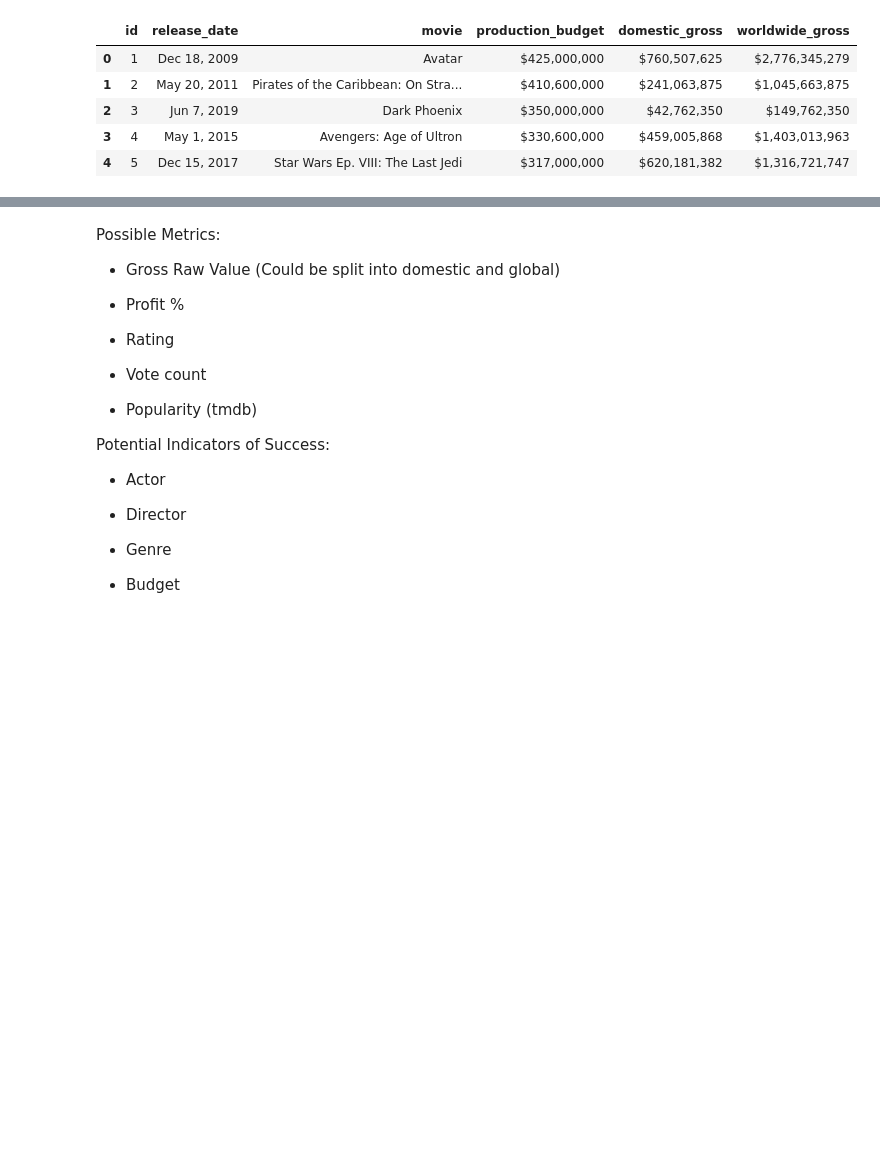
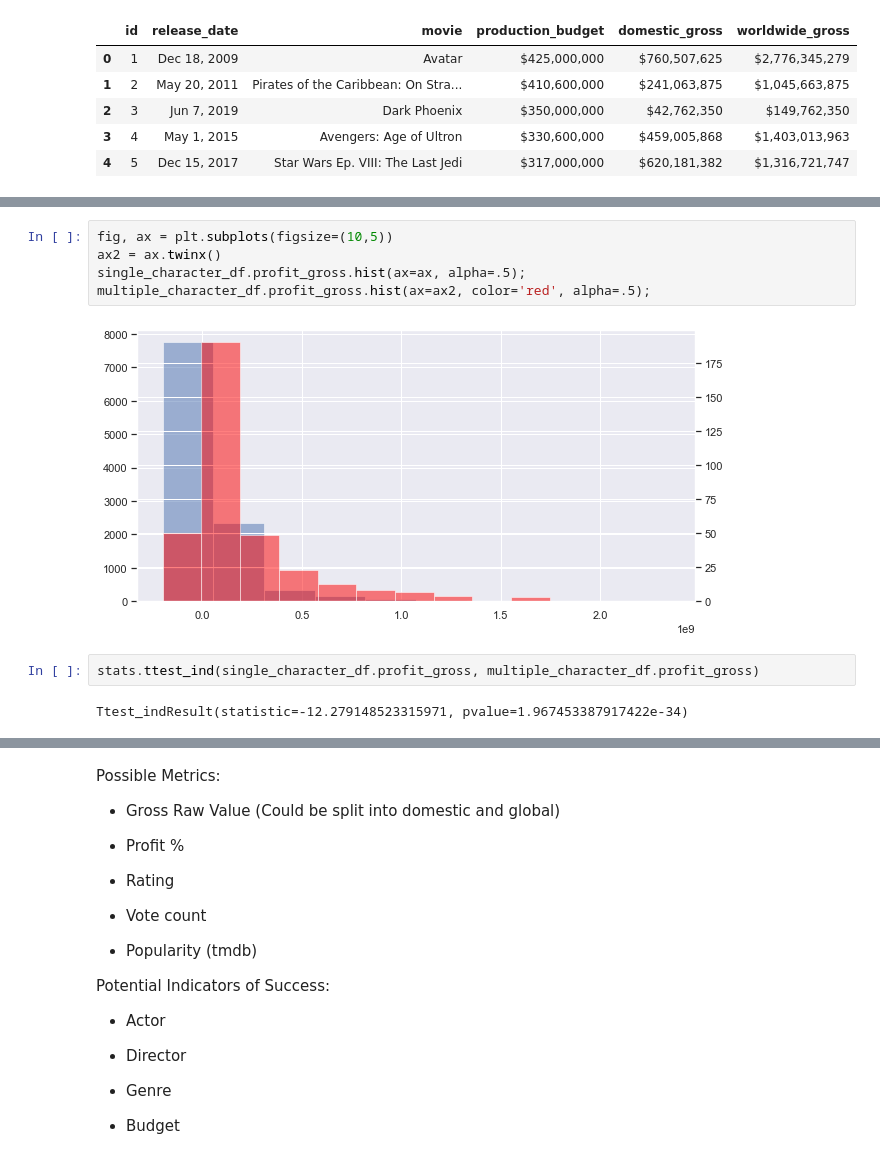
Before and after one commit to doriggs/Semester1Capstone, a Jupyter notebook: student.ipynb, the cells around one changed output, grey strips where cells are left out. Cells and saved outputs as stored; diff of their text form; blank space fills up the shorter version.

```diff
--- a/student.ipynb
+++ b/student.ipynb
@@ -877,0 +1008,11 @@ memory usage: 317.5+ KB
+# %%
+fig, ax = plt.subplots(figsize=(10,5))
+ax2 = ax.twinx()
+single_character_df.profit_gross.hist(ax=ax, alpha=.5);
+multiple_character_df.profit_gross.hist(ax=ax2, color='red', alpha=.5);
+# %% [output]
+[figure, added]
+# %%
+stats.ttest_ind(single_character_df.profit_gross, multiple_character_df.profit_gross)
+# %% [output]
+Ttest_indResult(statistic=-12.279148523315971, pvalue=1.967453387917422e-34)
```
Also changed, not shown: parts of 18 cells of this notebook.
